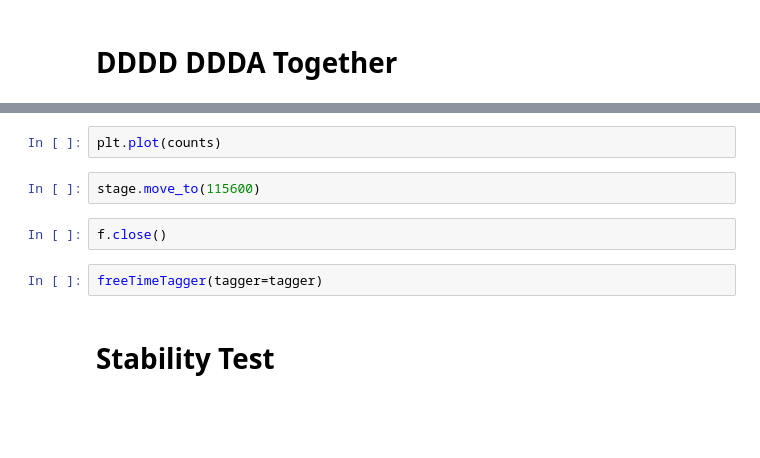
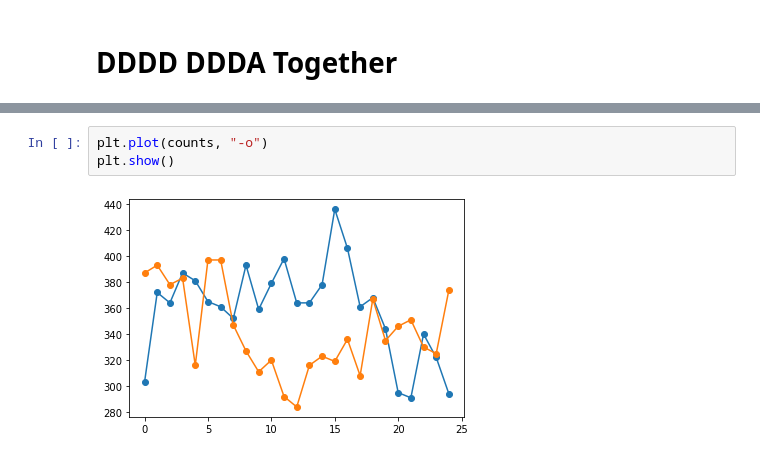
Before and after one commit to hfwang132/tomo_swabian, a Jupyter notebook: utils/vis.ipynb, the cells around one changed output, grey strips where cells are left out. Drawn from its saved outputs; the diff is of its cells as text; blank space fills up the shorter version.

```diff
--- a/utils/vis.ipynb
+++ b/utils/vis.ipynb
@@ -341,10 +335,5 @@ counts:  [82 90]
 # %%
-plt.plot(counts)
+plt.plot(counts, "-o")
+plt.show()
+# %% [output]
+[figure, added]
-# %%
-stage.move_to(115600)
-# %%
-f.close()
-# %%
-freeTimeTagger(tagger=tagger)
-# %% [markdown]
-# Stability Test
```
Also changed, not shown: parts of 15 cells of this notebook, 10 other files.
